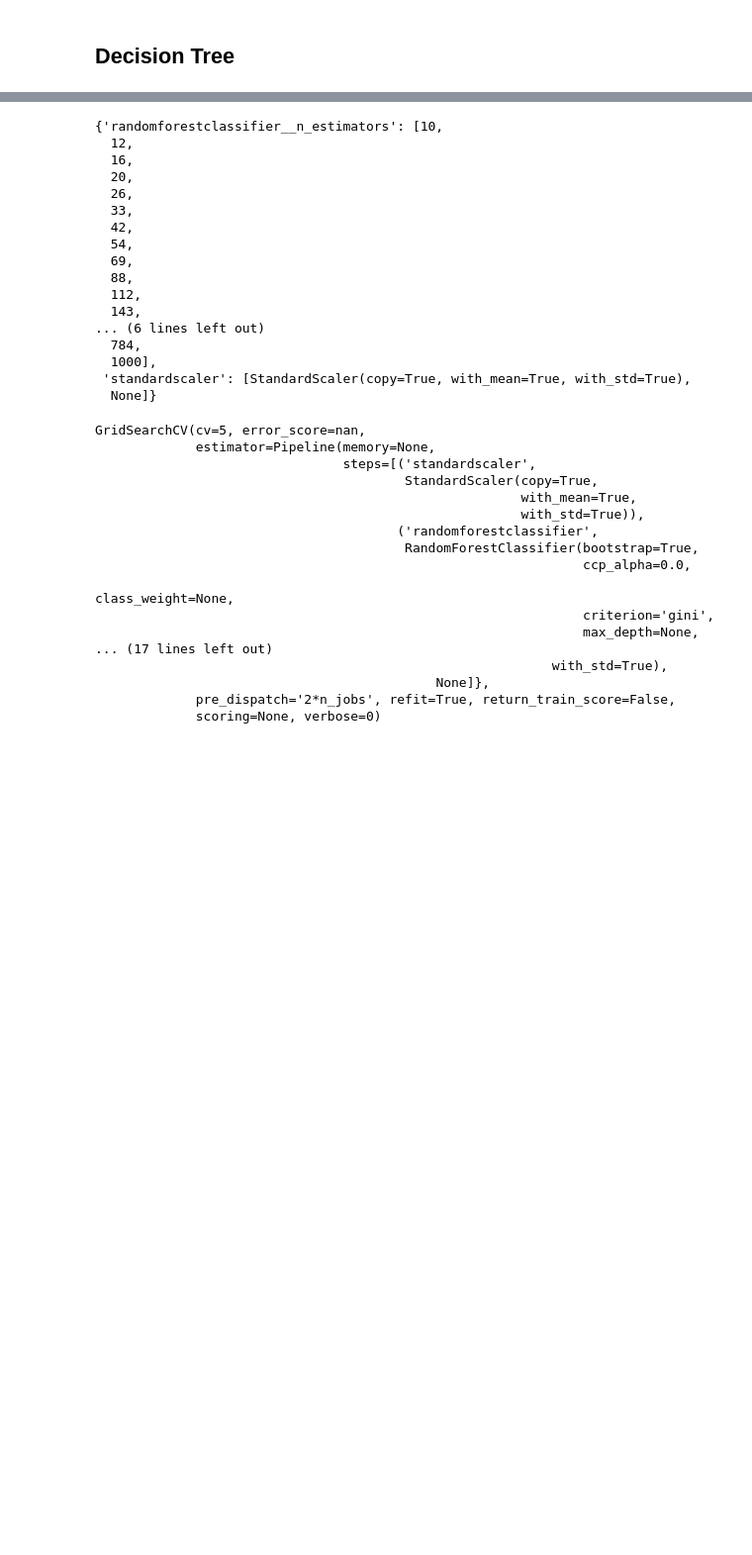
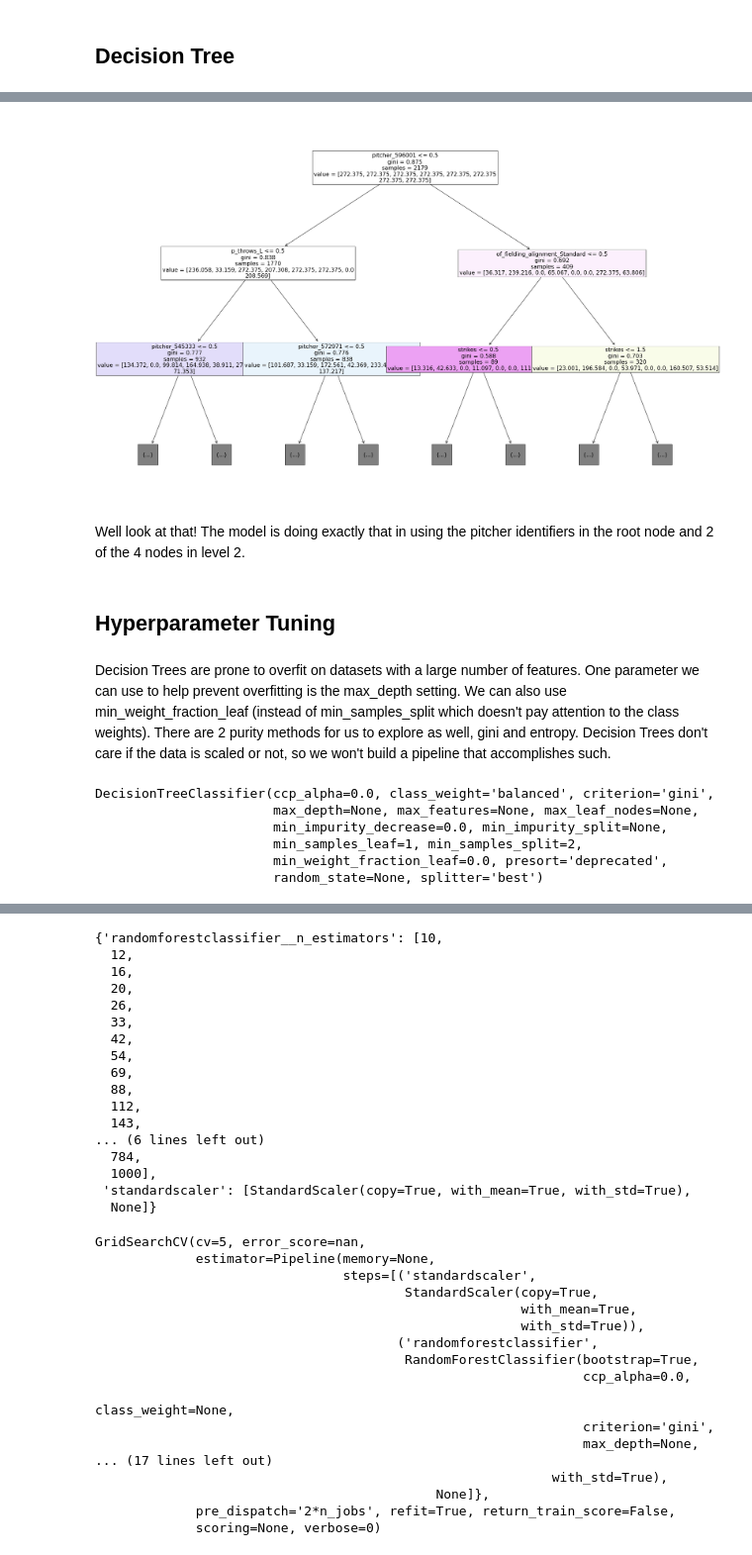
Before and after one commit to lligon4/Capstone2_Project, a Jupyter notebook: CS2_modeling.ipynb, the cells around one changed output, grey strips where cells are left out. Shown: that part at 99% size. Saved outputs shown, nothing was run; the diff lists cells and outputs as text; code cells hidden in the pictures; blank space fills up the shorter version.

```diff
--- a/CS2_modeling.ipynb
+++ b/CS2_modeling.ipynb
@@ -68,3 +72,7 @@ first_pitch.head().T
+# %%
+first_pitch.drop(first_pitch[first_pitch['pitch_type'].isin(['EP', 'KN'])].index, inplace=True)
+pitchers.drop(pitchers[pitchers['pitch_type'].isin(['EP', 'KN'])].index, inplace=True)
+no_pitchers.drop(no_pitchers[no_pitchers['pitch_type'].isin(['EP', 'KN'])].index, inplace=True)
 # %% [markdown]
 Let's define X and y, then check the partition sizes if we use a 70/30 train/test split.
 # %%
@@ -412,0 +349,10 @@ np.mean(rf_cv_scores), np.std(rf_cv_scores)
+# %%
+X = pitchers.drop(columns='pitch_type')
+y = pitchers['pitch_type']
+X_train3, X_test3, y_train3, y_test3 = train_test_split(X, y, test_size=0.3, random_state=42)
+
+balanced_tree3 = tree.DecisionTreeClassifier(class_weight = 'balanced')
+balanced_tree3.fit(X_train3, y_train3)
+balanced_pred3 = balanced_tree3.predict(X_test3)
+print(classification_report(y_test3, balanced_pred3, zero_division=0))
+print("Balanced Accuracy:", metrics.balanced_accuracy_score(y_test3, balanced_pred3))
@@ -412,0 +380,25 @@ np.mean(rf_cv_scores), np.std(rf_cv_scores)
+# %%
+fig = plt.figure(figsize=(30,20))
+tree.plot_tree(balanced_tree3,
+                   feature_names=X_train3.columns,
+                   max_depth=2,
+                   fontsize=16,
+                   filled=True);
+# %% [output]
+[figure, added]
+# %% [markdown]
+Well look at that! The model is doing exactly that in using the pitcher identifiers in the root node and 2 of the 4 nodes in level 2.
+# %% [markdown]
+## Hyperparameter Tuning
+# %% [markdown]
+Decision Trees are prone to overfit on datasets with a large number of features. One parameter we can use to help prevent overfitting is the max_depth setting. We can also use min_weight_fraction_leaf (instead of min_samples_split which doesn't pay attention to the class weights). There are 2 purity methods for us to explore as well, gini and entropy. Decision Trees don't care if the data is scaled or not, so we won't build a pipeline that accomplishes such.
+# %%
+decision_tree = tree.DecisionTreeClassifier(class_weight = 'balanced')
+decision_tree.fit(X_train3, y_train3)
+# %% [output]
+DecisionTreeClassifier(ccp_alpha=0.0, class_weight='balanced', criterion='gini',
+                       max_depth=None, max_features=None, max_leaf_nodes=None,
+                       min_impurity_decrease=0.0, min_impurity_split=None,
+                       min_samples_leaf=1, min_samples_split=2,
+                       min_weight_fraction_leaf=0.0, presort='deprecated',
+                       random_state=None, splitter='best')
```
Also changed, not shown: parts of 87 cells of this notebook.
